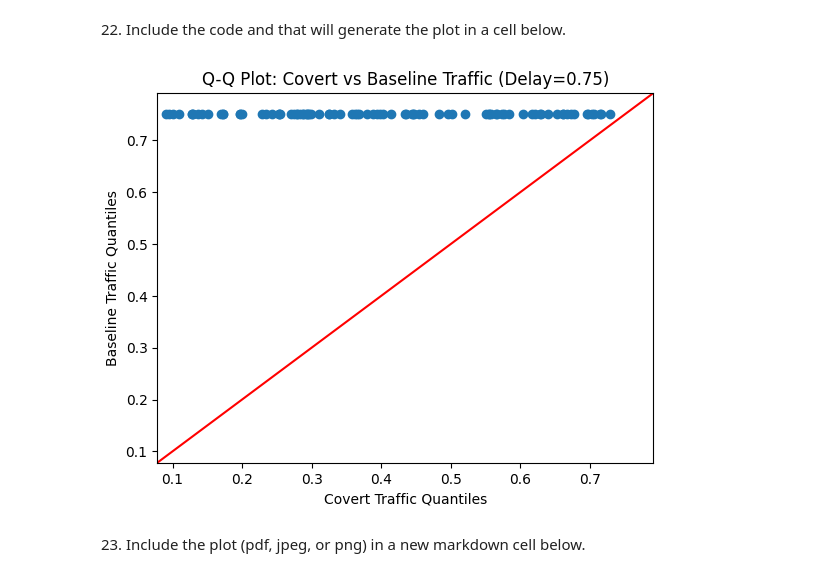
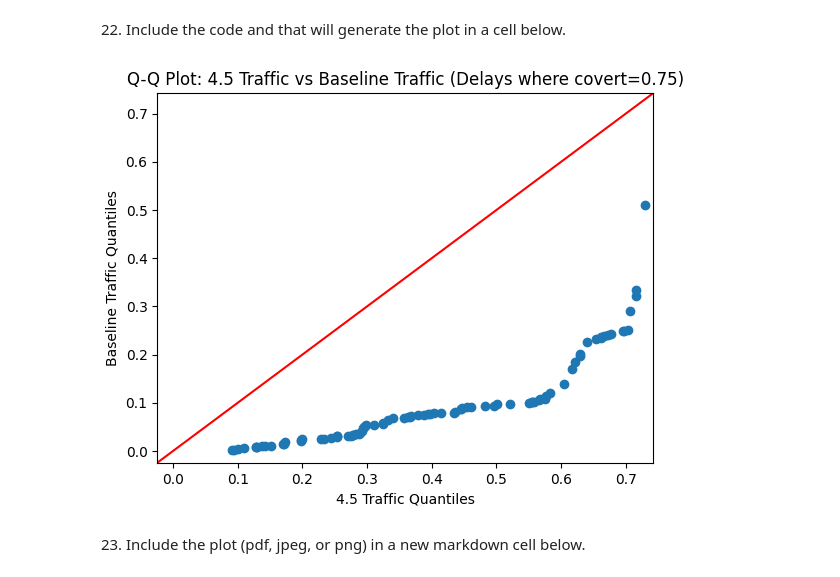
Before and after one commit to eustachew/ECS132_Project, a Jupyter notebook: ECS132_Project_Spring_2025_Draft.ipynb, the cells around one changed output. Saved outputs shown, nothing was run; the diff lists cells and outputs as text; code cells hidden in the pictures.

```diff
--- a/ECS132_Project_Spring_2025_Draft.ipynb
+++ b/ECS132_Project_Spring_2025_Draft.ipynb
@@ -727,33 +727,37 @@ For this project, using the qqplot_2samples, get the Q-Q plot of the inter-packe
 # %% [markdown]
 22. Include the code and that will generate the plot in a cell below.
 # %%
-covert_data = pd.read_csv("Covert_Traffic_data-V2.csv")
-baseline_data = pd.read_csv("Covert_Traffic_data.csv")
+import pandas as pd
+import numpy as np
+import statsmodels.api as sm
+import matplotlib.pyplot as plt
 
-# Calculate inter-packet delays for baseline traffic
-baseline_delays = baseline_data['Time'].diff().dropna()
+# Load the CSV files again after reset
 
-# Identify packets with inter-packet delay of exactly 0.75
-selected_indices = baseline_delays[baseline_delays == 0.75].index
+covert_data = pd.read_csv("Covert_Traffic_data.csv")
+baseline_data = pd.read_csv("Data/Traffic_data_orig.csv")
+v2_data = pd.read_csv("Covert_Traffic_data-V2.csv")
 
-# Preview number of selected packets
-#print(f"Number of packets with delay 0.75 in baseline traffic: {len(selected_indices)}")
+# Calculate inter-packet delays in covert traffic
+covert_delays = covert_data['Time'].diff().dropna()
 
-# Select corresponding packets in both datasets
-baseline_selected_delays = baseline_data.loc[selected_indices, 'Time'].values - baseline_data.loc[selected_indices - 1, 'Time'].values
-covert_selected_delays = covert_data.loc[selected_indices, 'Time'].values - covert_data.loc[selected_indices - 1, 'Time'].values
+# Identify packets with inter-packet delay of exactly 0.75 in covert data
+selected_indices = covert_delays[covert_delays == 0.75].index
 
-# Preview the first few delays to avoid overwhelming output
-#print("Baseline delays sample:", baseline_selected_delays[:10])
-#print("Covert delays sample:", covert_selected_delays[:10])
+# Filter baseline data to only include packets up to 189
+baseline_data_filtered = baseline_data.iloc[:190]
 
-# Generate Q-Q plot
-sm.qqplot_2samples(covert_selected_delays, baseline_selected_delays, line='45')
-plt.title("Q-Q Plot: Covert vs Baseline Traffic (Delay=0.75)")
-plt.xlabel("Covert Traffic Quantiles")
+# For V2 and baseline: get inter-packet delays at these selected packet indices
+v2_selected_delays = v2_data.loc[selected_indices, 'Time'].values - v2_data.loc[selected_indices - 1, 'Time'].values
+baseline_selected_delays = baseline_data_filtered.loc[selected_indices, 'Time'].values - baseline_data_filtered.loc[selected_indices - 1, 'Time'].values
+
+# Plot Q-Q plot
+sm.qqplot_2samples(v2_selected_delays, baseline_selected_delays, line='45')
+plt.title("Q-Q Plot: 4.5 Traffic vs Baseline Traffic (Delays where covert=0.75)")
+plt.xlabel("4.5 Traffic Quantiles")
 plt.ylabel("Baseline Traffic Quantiles")
 plt.show()
 # %% [output]
-[figure, old version]
+[figure, new version]
 # %% [markdown]
 23. Include the plot (pdf, jpeg, or png) in a new markdown cell below.
```
Also changed, not shown: parts of 4 cells of this notebook, 2 other files.
